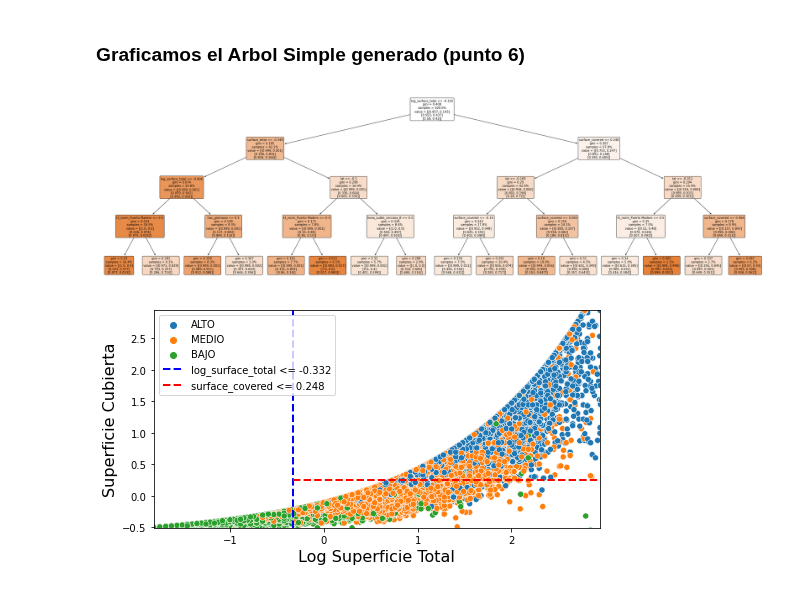
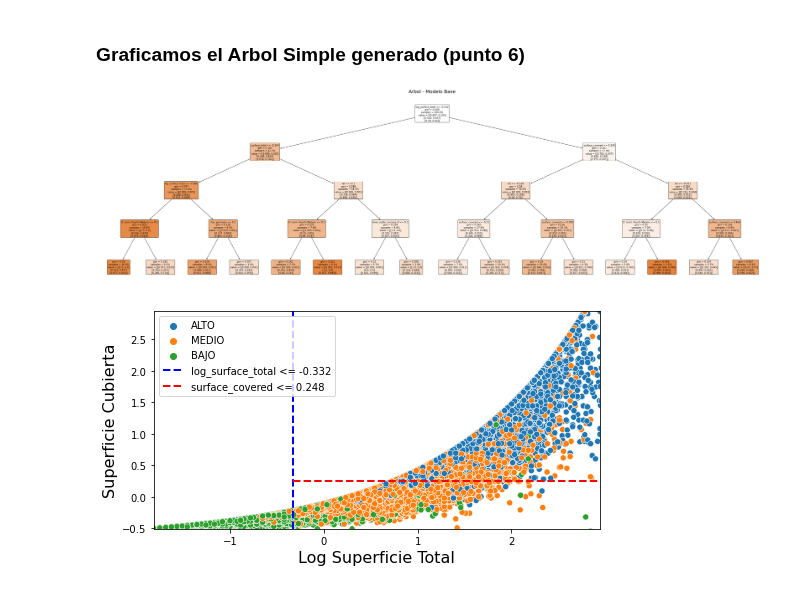
Before and after one commit to Ignacio-Ibarra/tpAA, a Jupyter notebook: Modelado.ipynb, the cells around one changed output. Saved outputs shown, nothing was run; the diff lists cells and outputs as text; code cells hidden in the pictures.

```diff
--- a/Modelado.ipynb
+++ b/Modelado.ipynb
@@ -433,14 +439,16 @@ especificity (diagonal / Filas ): del total que
 # %%
 # Grafico 1: con profundidad maxima 4
 from sklearn.tree import plot_tree
 
 etiquetas = x1_train.columns
 
 plt.figure(figsize=(40,12))
 plot_tree(arbol_simple, feature_names = etiquetas, max_depth = max_depth, filled=True,proportion=True, rounded=True, fontsize=10)
+plt.title("Arbol - Modelo Base", fontsize=20)
+plt.tight_layout()
 plt.savefig("./img/arbol_simple.png",bbox_inches = "tight", dpi=300, facecolor="white")
 # %% [output]
-[figure, old version]
+[figure, new version]
 # %%
 scaler = StandardScaler()
 separ_cols = ['log_surface_total','surface_covered']
```
Also changed, not shown: parts of 6 cells of this notebook, 2 other files.
